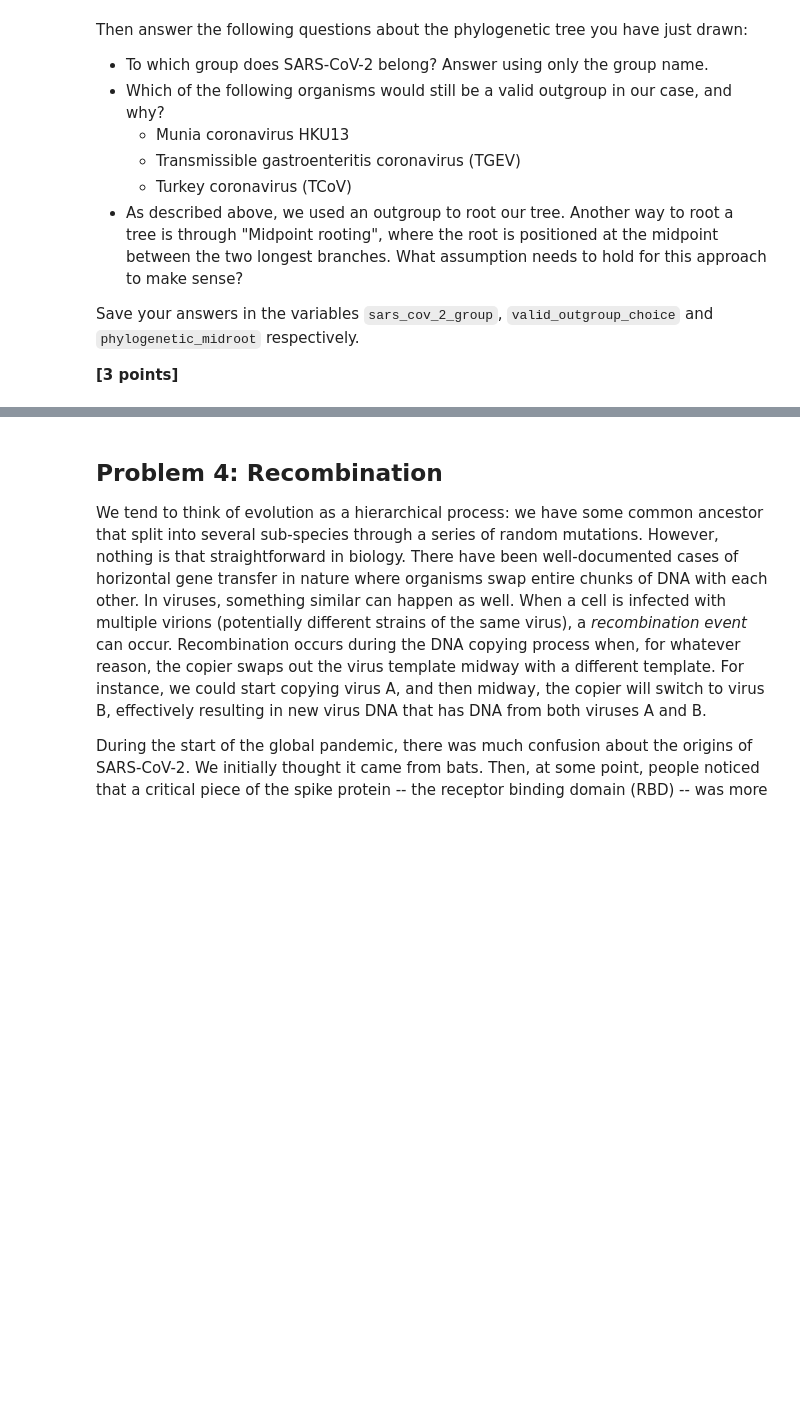
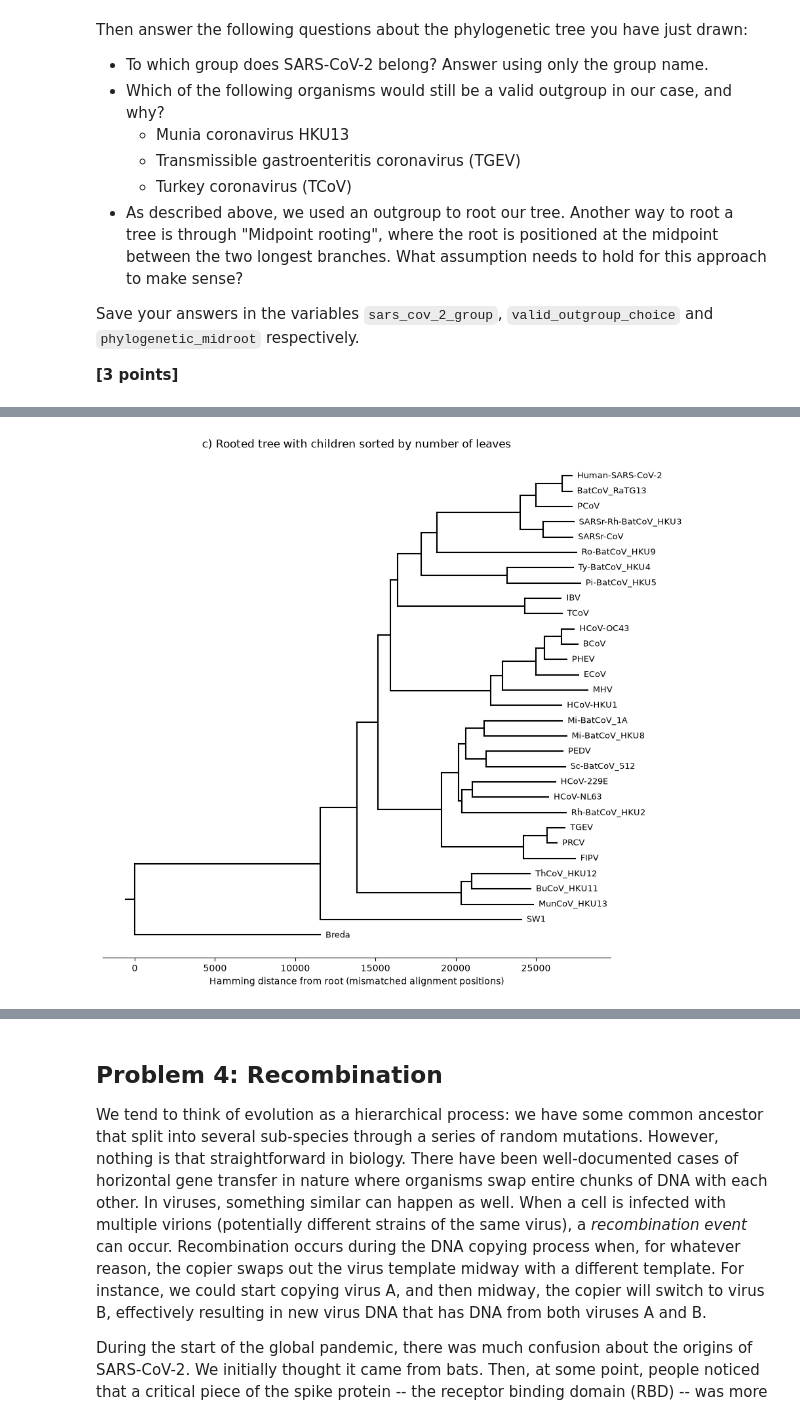
Before and after one commit to ERCC1-XPF/assign_phylo, a Jupyter notebook: phylo_workbook.ipynb, the cells around one changed output, grey strips where cells are left out. Saved outputs shown, nothing was run; the diff lists cells and outputs as text; code cells hidden in the pictures; blank space fills up the shorter version.

```diff
--- a/phylo_workbook.ipynb
+++ b/phylo_workbook.ipynb
@@ -206,0 +206,15 @@ children of the new root: internal_15 and Breda|NC_007447.1
+# %%
+# c) Sort children: the left child is the subtree with fewer leaves
+
+# Sorts the rooted tree in place (from the leaves up to the root)
+sort_children_by_leaves(rooted_tree)
+
+fig, ax = plt.subplots(figsize=(10, 10))
+plot_nj_tree(rooted_tree, ax=ax, fontsize=9, label_func=short_name)
+ax.set_title("c) Rooted tree with children sorted by number of leaves")
+ax.set_xlabel("Hamming distance from root (mismatched alignment positions)")
+ax.set_yticks([])
+ax.spines["left"].set_visible(False)
+plt.show()
+# %% [output]
+[figure, added]
```
Also changed, not shown: parts of 3 cells of this notebook, 2 other files.
